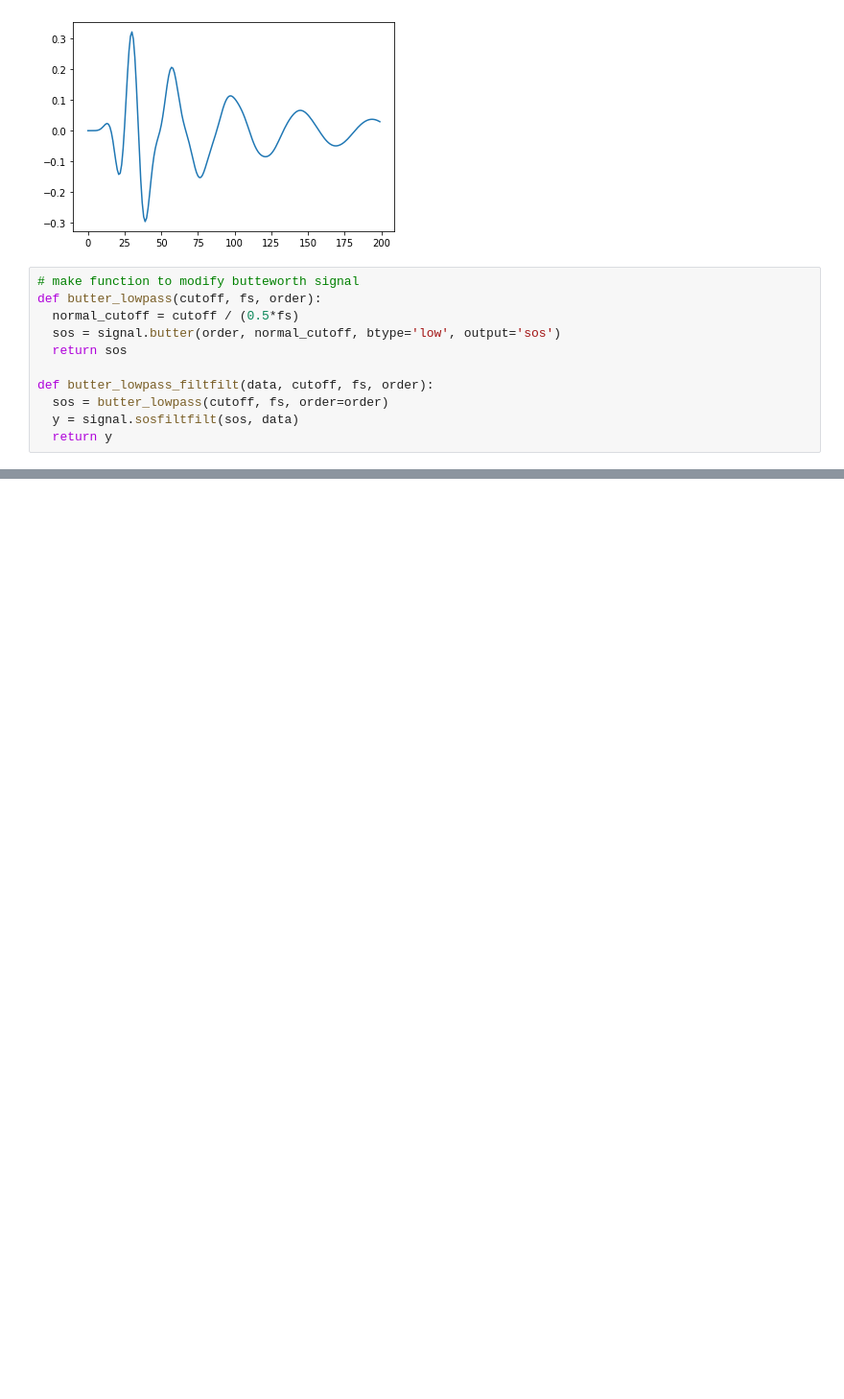
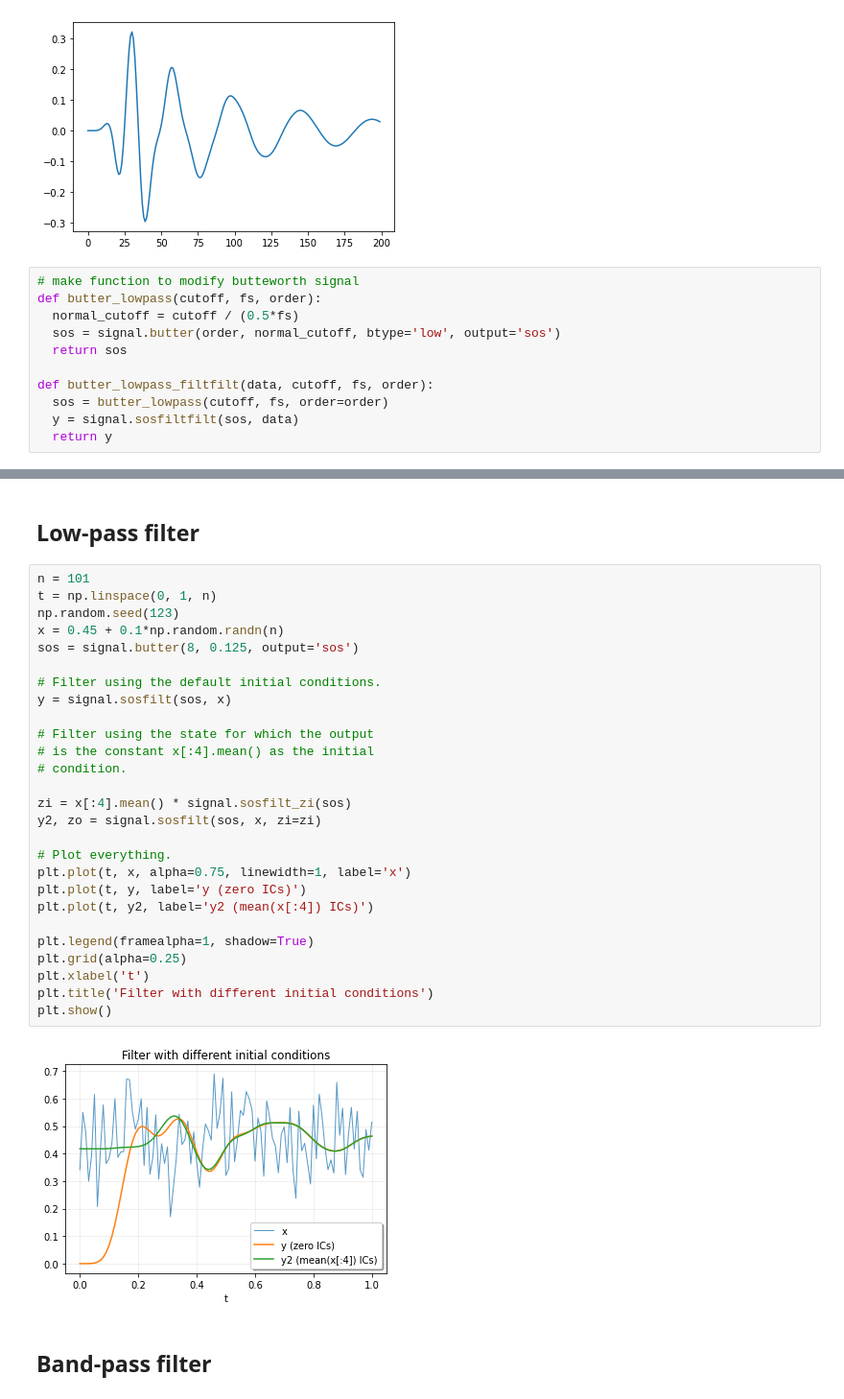
Before and after one commit to bagustris/linear-filter, a Jupyter notebook: iir_filter.ipynb, the cells around one changed output, grey strips where cells are left out. Shown: that part at 96% size. Saved outputs shown, nothing was run; the diff lists cells and outputs as text; blank space fills up the shorter version.

```diff
--- a/iir_filter.ipynb
+++ b/iir_filter.ipynb
@@ -271,0 +279,33 @@ plt.tight_layout()
+# %% [markdown]
+## Low-pass filter
+# %%
+n = 101
+t = np.linspace(0, 1, n)
+np.random.seed(123)
+x = 0.45 + 0.1*np.random.randn(n)
+sos = signal.butter(8, 0.125, output='sos')
+
+# Filter using the default initial conditions.
+y = signal.sosfilt(sos, x)
+
+# Filter using the state for which the output
+# is the constant x[:4].mean() as the initial
+# condition.
+
+zi = x[:4].mean() * signal.sosfilt_zi(sos)
+y2, zo = signal.sosfilt(sos, x, zi=zi)
+
+# Plot everything.
+plt.plot(t, x, alpha=0.75, linewidth=1, label='x')
+plt.plot(t, y, label='y (zero ICs)')
+plt.plot(t, y2, label='y2 (mean(x[:4]) ICs)')
+
+plt.legend(framealpha=1, shadow=True)
+plt.grid(alpha=0.25)
+plt.xlabel('t')
+plt.title('Filter with different initial conditions')
+plt.show()
+# %% [output]
+[figure, added]
+# %% [markdown]
+## Band-pass filter
```
Also changed, not shown: parts of 12 cells of this notebook.
